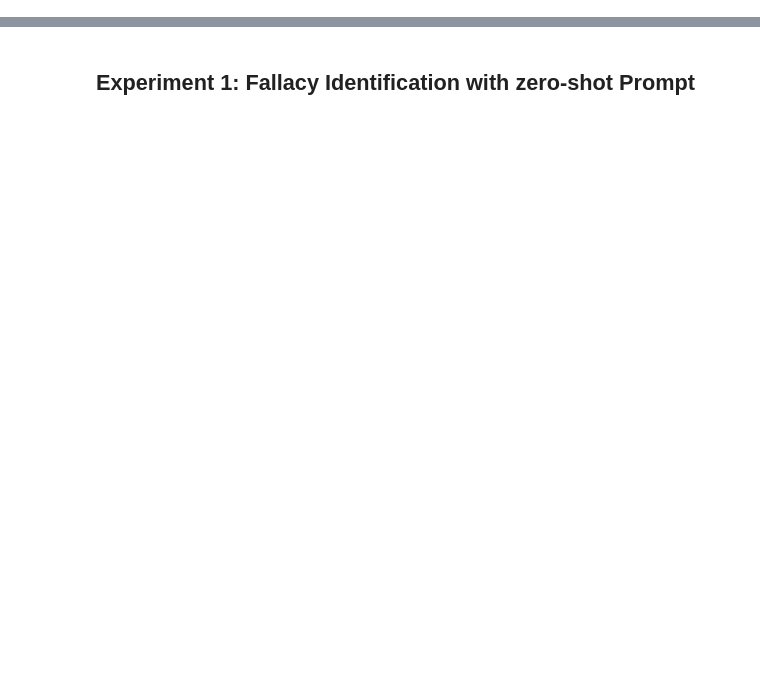
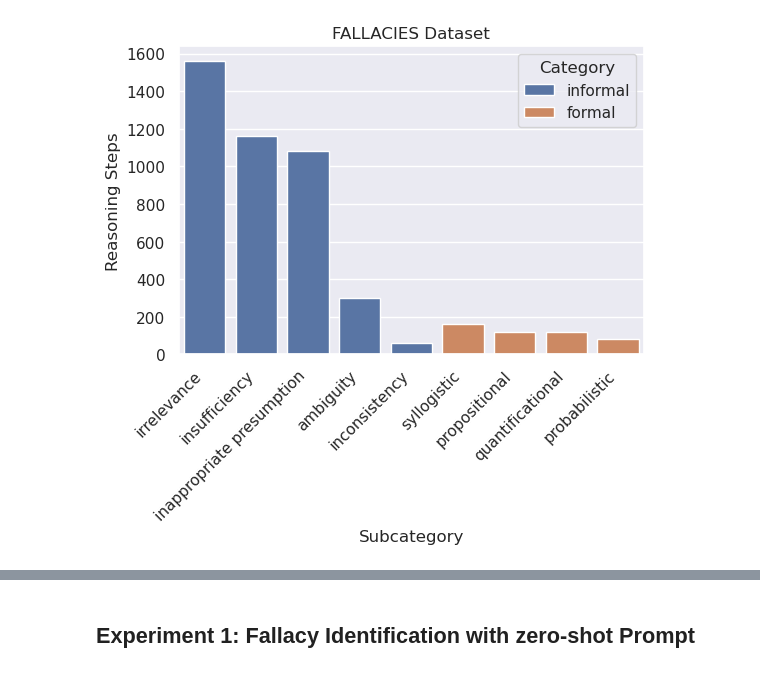
Before and after one commit to aimfeld/fallacy-detection, a Jupyter notebook: fallacy-identification.ipynb, the cells around one changed output, grey strips where cells are left out. Saved outputs shown, nothing was run; the diff lists cells and outputs as text; code cells hidden in the pictures; blank space fills up the shorter version.

```diff
--- a/fallacy-identification.ipynb
+++ b/fallacy-identification.ipynb
@@ -13 +1,14 @@ init_langchain()
+# %%
+%load_ext autoreload
+%autoreload 2
+
+from src.experiment import get_fallacy_df
+from src.analysis import score_fallacy_identification, get_accuracies, add_llm_info
+from src.plot import plot_accuracies
+from src.llms import LLM
+import seaborn as sns
+import matplotlib.pyplot as plt
+import pandas as pd
+
+sns.set_theme()
 # %% [markdown]
@@ -14,0 +18,4 @@ init_langchain()
+# %%
+df_fallacies_e1 = get_fallacy_df('data/fallacies_e1.csv')
+
+df_fallacies_e1.head()
@@ -14,0 +30,4 @@ init_langchain()
+# %%
+df_fallacies_count = df_fallacies_e1.groupby(['category', 'subcategory']).size().to_frame('count')
+df_fallacies_count = df_fallacies_count.sort_values(by=['category', 'count'], ascending=[False, False]).reset_index()
+df_fallacies_count
@@ -14,0 +45,12 @@ init_langchain()
+# %%
+_, ax = plt.subplots(figsize=(6, 4))
+sns.barplot(x='subcategory', y='count', data=df_fallacies_count, hue='category', ax=ax)
+plt.xticks(rotation=45, ha='right')
+plt.title('FALLACIES Dataset')
+plt.xlabel('Subcategory')
+plt.ylabel('Reasoning Steps')
+plt.legend(title='Category')
+
+plt.show()
+# %% [output]
+[figure, added]
```
Also changed, not shown: parts of 71 cells of this notebook, 6 other files.
